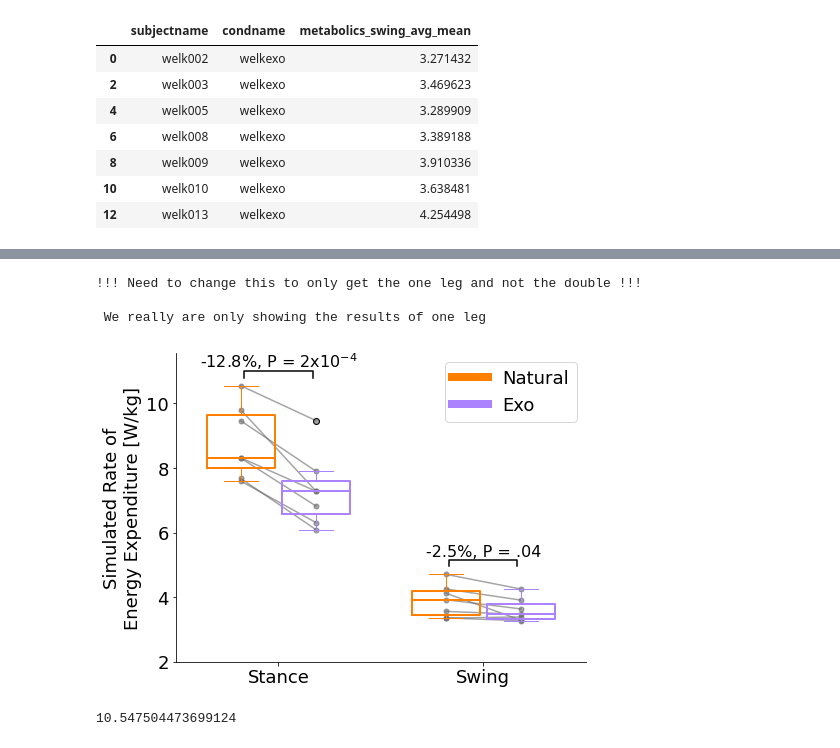
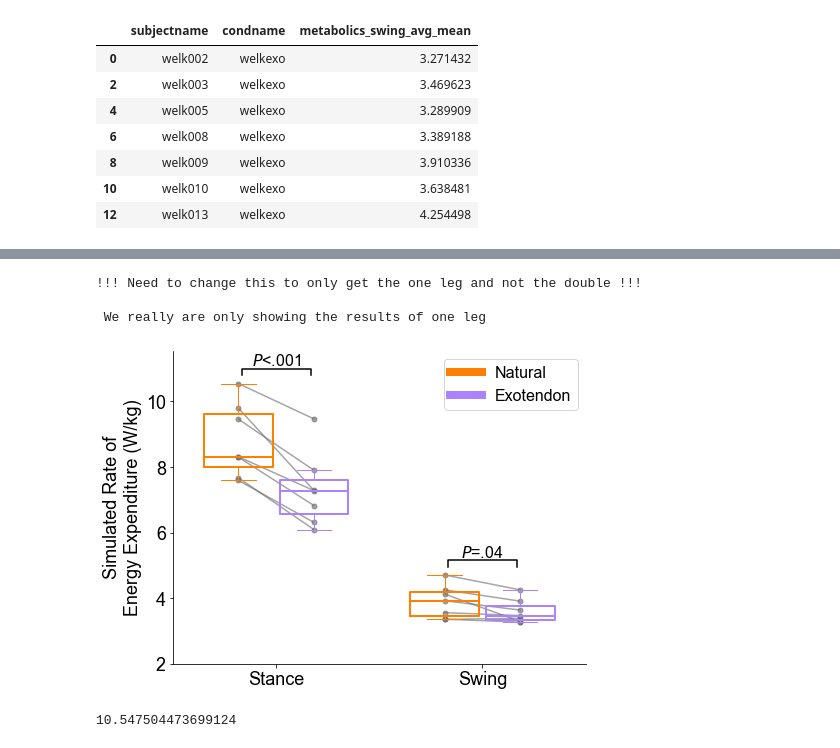
Before and after one commit to stingjp/muscleEnergyModel, a Jupyter notebook: plotting_stancevswing.ipynb, the cells around one changed output, grey strips where cells are left out. Drawn from its saved outputs; the diff is of its cells as text; code cells hidden in the pictures.

```diff
--- a/plotting_stancevswing.ipynb
+++ b/plotting_stancevswing.ipynb
@@ -358,8 +358,8 @@ def setBoxColors(bp):
     setp(bp['caps'][3], color=colordark)
     setp(bp['whiskers'][2], color=colordark)
     setp(bp['whiskers'][3], color=colordark)
-    setp(bp['fliers'][0], color=colordark)
-    setp(bp['fliers'][1], color=colordark)
+#     setp(bp['fliers'][0], showfliers=False)
+#     setp(bp['fliers'][1], showfliers=False)
     setp(bp['medians'][1], color=colordark)
 
     setp(bp['boxes'][0], color=colorlight)
@@ -367,8 +367,8 @@ def setBoxColors(bp):
     setp(bp['caps'][1], color=colorlight)
     setp(bp['whiskers'][0], color=colorlight)
     setp(bp['whiskers'][1], color=colorlight)
-    setp(bp['fliers'][0], color=colorlight)
-    setp(bp['fliers'][1], color=colorlight)
+#     setp(bp['fliers'][0], showfliers=False)
+#     setp(bp['fliers'][1], showfliers=False)
     setp(bp['medians'][0], color=colorlight)
 # %%
 print("!!! Need to change this to only get the one leg and not the double !!!\n\n We really are only showing the results of one leg")
@@ -385,7 +385,7 @@ ax = axes()
 boxprops = dict(linewidth=2)
 medianprops = dict(linewidth=2)
 meanprops = dict(linewidth=2)
-flierprops = dict(linewidth=2)
+# flierprops = dict(linewidth=2)
 
 
 # first pair - stance
@@ -393,14 +393,16 @@ bp = boxplot(stances, positions=[0.95,2.05], widths=1, zorder=100,
              boxprops=boxprops,
              meanprops=meanprops,
              medianprops=medianprops,
-            flierprops=flierprops)
+             showfliers=False)
+#             flierprops=flierprops)
 setBoxColors(bp)
 # second pair - swing
 bp = boxplot(swings, positions=[3.95,5.05], widths=1, zorder=105,
             boxprops=boxprops,
              meanprops=meanprops,
              medianprops=medianprops,
-            flierprops=flierprops)
+             showfliers = False)
+#             flierprops=flierprops)
 setBoxColors(bp)
 # set axes limits and labels
 xlim(0,6)
@@ -409,14 +411,14 @@ ylim(2,np.max(stances_natural)['metabolics_stance_avg_mean']+1)
 
 ax.set_xticks([1.5, 4.5])
 # ax.set_xticklabels(['Stance\n{}% Avg. Difference', 'Swing\n{}% Avg. Difference'.format(stance_perc_change,swing_perc_change)],fontsize=24)
-ax.set_xticklabels(['Stance', 'Swing'],fontsize=18)
+ax.set_xticklabels(['Stance', 'Swing'],fontsize=18, fontname='Arial')
 # ax.yticks(fontsize=24)
 # draw temporary red and blue lines and use them to create a legend
 hB, = plot([1,1],'-',color=colorlight, lw=8)
 hR, = plot([1,1],'-',color=colordark, lw=8)
-plt.legend((hB, hR),('Natural', 'Exo'),fontsize=18)
-plt.ylabel('Simulated Rate of\nEnergy Expenditure [W/kg]',fontsize=18)
-plt.yticks(fontsize=18)
+plt.legend((hB, hR),('Natural', 'Exotendon'),fontsize=18, prop = { "family":'Arial', 'size':16 })
+plt.ylabel('Simulated Rate of\nEnergy Expenditure (W/kg)',fontsize=18,fontname='Arial')
+plt.yticks(fontsize=18,fontname='Arial')
 hB.set_visible(False)
 hR.set_visible(False)
 # plt.grid()
@@ -435,38 +437,38 @@ for i in [4,5]:
     y = swings[i-4]
     # x = np.random.normal(i, 0.0, size=len(y))
     # need a different x value
     x = [3.95*np.ones(len(y)), 5.05*np.ones(len(y))]
     plot(x[i-4], y, '.', alpha=0.6, color='dimgrey', zorder=50, markersize=10) # color=colorsjit[i-4])
 
 # figure out subject lines across conditions
 x_stances = [0.95*np.ones(len(stances[0])), 2.05*np.ones(len(stances[1]))]
 x_swings = [3.95*np.ones(len(stances[0])), 5.05*np.ones(len(stances[1]))]
 
 plot(x_stances, stances, color='dimgrey', zorder=-100, alpha=0.6)
 plot(x_swings, swings, color='dimgrey', zorder=-100, alpha=0.6)
 
 # now figure out the bracket
 x1, x2 = 1,2
 y, h, col =  np.max(stances_natural)['metabolics_stance_avg_mean']+0.25, 0.2, 'black'
 plt.plot([x1,x1,x2,x2], [y, y+h, y+h, y], color=col)
-plt.text((x1+x2)*.5, y+h, '-12.8%, P = $\mathregular{2x10^{-4}}$', ha='center', va='bottom', color=col,
-        fontsize=16)
+plt.text((x1+x2)*.5, y+h, '$\it{P}$<.001', ha='center', va='bottom', color=col,
+        fontsize=16, fontname="Arial")
 
 x3, x4 = 4,5
 y2, h2, col2 = np.max(swings_natural)['metabolics_swing_avg_mean']+0.25, 0.2, 'black'
 plt.plot([x3,x3,x4,x4], [y2, y2+h2, y2+h2, y2], color=col2)
-plt.text((x3+x4)*.5, y2+h2, '-2.5%, P = .04', ha='center', va='bottom', color=col2,
-        fontsize=16)
+plt.text((x3+x4)*.5, y2+h2, '$\it{P}$=.04', ha='center', va='bottom', color=col2,
+        fontsize=16, fontname='Arial')
 
 plt.tight_layout()
 
 fname = os.path.join(repobasedir, '..\\analysis\\figure1_stancevsswing.png')
 plt.savefig(fname, dpi=300)
 # %% [output]
 !!! Need to change this to only get the one leg and not the double !!!
 
  We really are only showing the results of one leg
-[figure, old version]
+[figure, new version]
 # %%
 repobasedir
 np.max(stances_natural)
```
Also changed, not shown: parts of 2 cells of this notebook, 7 other files.
